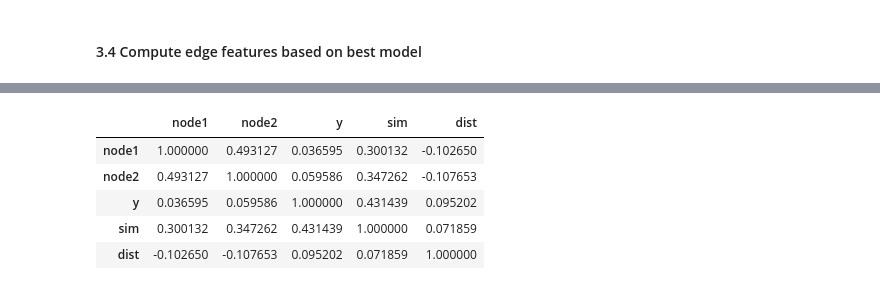
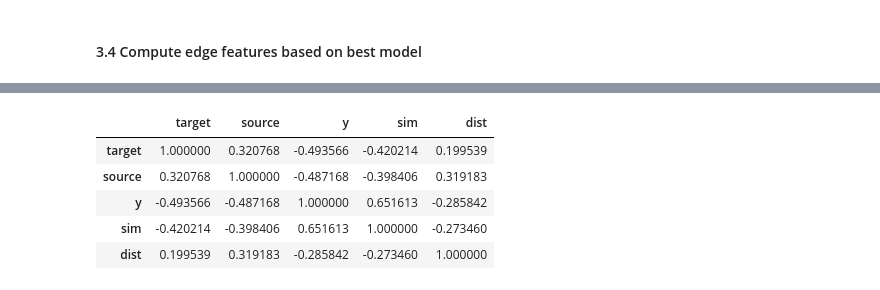
Before and after one commit to lassefschmidt/Network-Science_Final-Project, a Jupyter notebook: 1_Node Embedding_VGNAE.ipynb, the cells around one changed output, grey strips where cells are left out. Drawn from its saved outputs; the diff is of its cells as text; code cells hidden in the pictures.

```diff
--- a/1_Node Embedding_VGNAE.ipynb
+++ b/1_Node Embedding_VGNAE.ipynb
@@ -304,7 +497,7 @@ Acc:  0.7157190635451505
 # %%
 tmp = (val_tf
     .assign(sim  = y_val_hat.pred.values)
-    .assign(dist = lambda df_: [np.linalg.norm(node_emb.loc[u].values-node_emb.loc[v].values) for u, v in zip(df_.node1, df_.node2)])
+    .assign(dist = lambda df_: [np.linalg.norm(node_emb.loc[u].values-node_emb.loc[v].values) for u, v in zip(df_.source, df_.target)])
 )
 # %%
 sns.pairplot(tmp[["sim", "dist", "y"]], hue = "y")
@@ -314,12 +506,12 @@ sns.pairplot(tmp[["sim", "dist", "y"]], hue = "y")
-# %%
-tmp.corr()
-# %% [output]
-|  | node1 | node2 | y | sim | dist |
-| node1 | 1.000000 | 0.493127 | 0.036595 | 0.300132 | -0.102650 |
-| node2 | 0.493127 | 1.000000 | 0.059586 | 0.347262 | -0.107653 |
-| y | 0.036595 | 0.059586 | 1.000000 | 0.431439 | 0.095202 |
-| sim | 0.300132 | 0.347262 | 0.431439 | 1.000000 | 0.071859 |
-| dist | -0.102650 | -0.107653 | 0.095202 | 0.071859 | 1.000000 |
+# %%
+tmp[['target', 'source', 'y', 'sim', 'dist']].corr()
+# %% [output]
+|  | target | source | y | sim | dist |
+| target | 1.000000 | 0.320768 | -0.493566 | -0.420214 | 0.199539 |
+| source | 0.320768 | 1.000000 | -0.487168 | -0.398406 | 0.319183 |
+| y | -0.493566 | -0.487168 | 1.000000 | 0.651613 | -0.285842 |
+| sim | -0.420214 | -0.398406 | 0.651613 | 1.000000 | -0.273460 |
+| dist | 0.199539 | 0.319183 | -0.285842 | -0.273460 | 1.000000 |
 # %%
 # predict test
 y_test_hat = pd.DataFrame(autoenc.get_similarity(model, data.x, data.trainval_pos_edges, data.test_edges))
```
Also changed, not shown: parts of 27 cells of this notebook, 36 other files.
